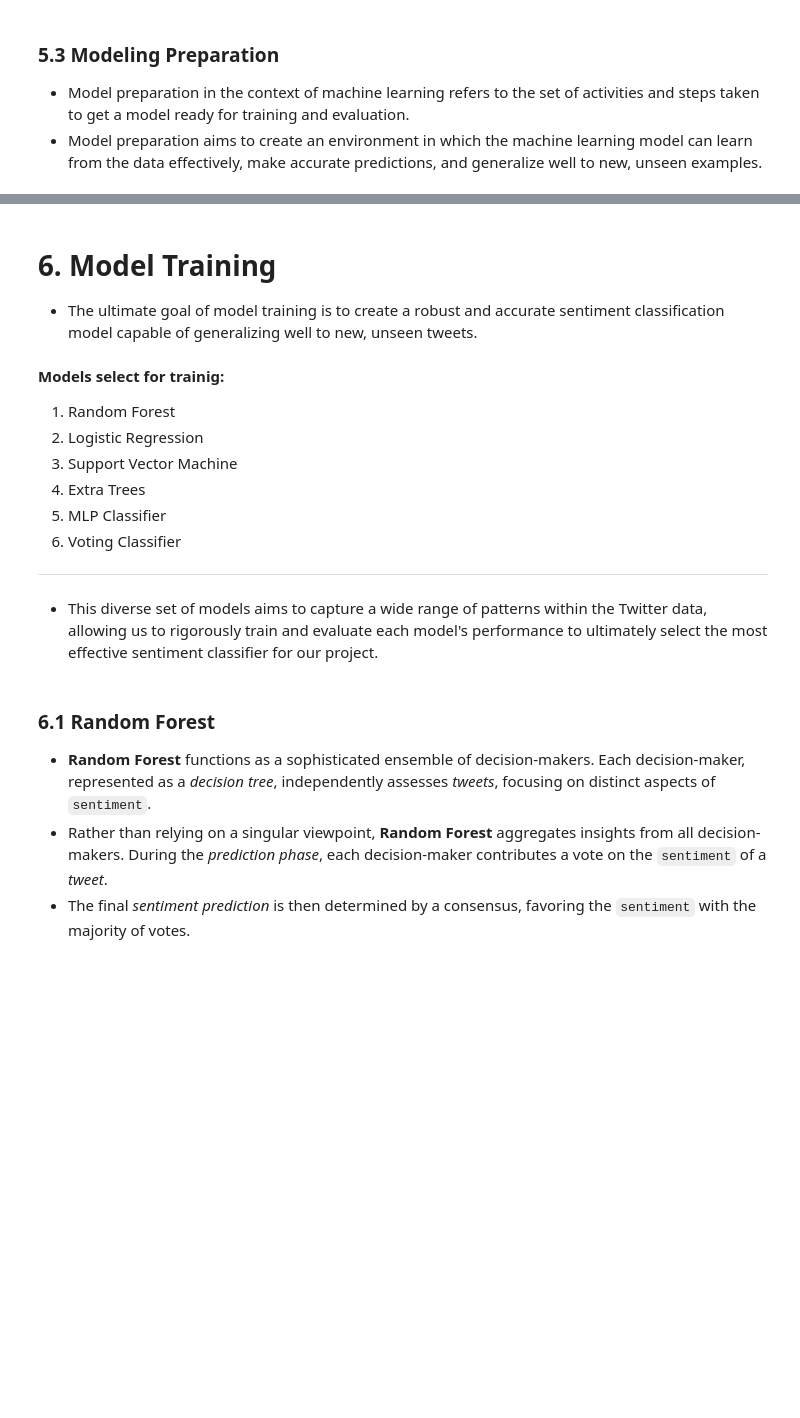
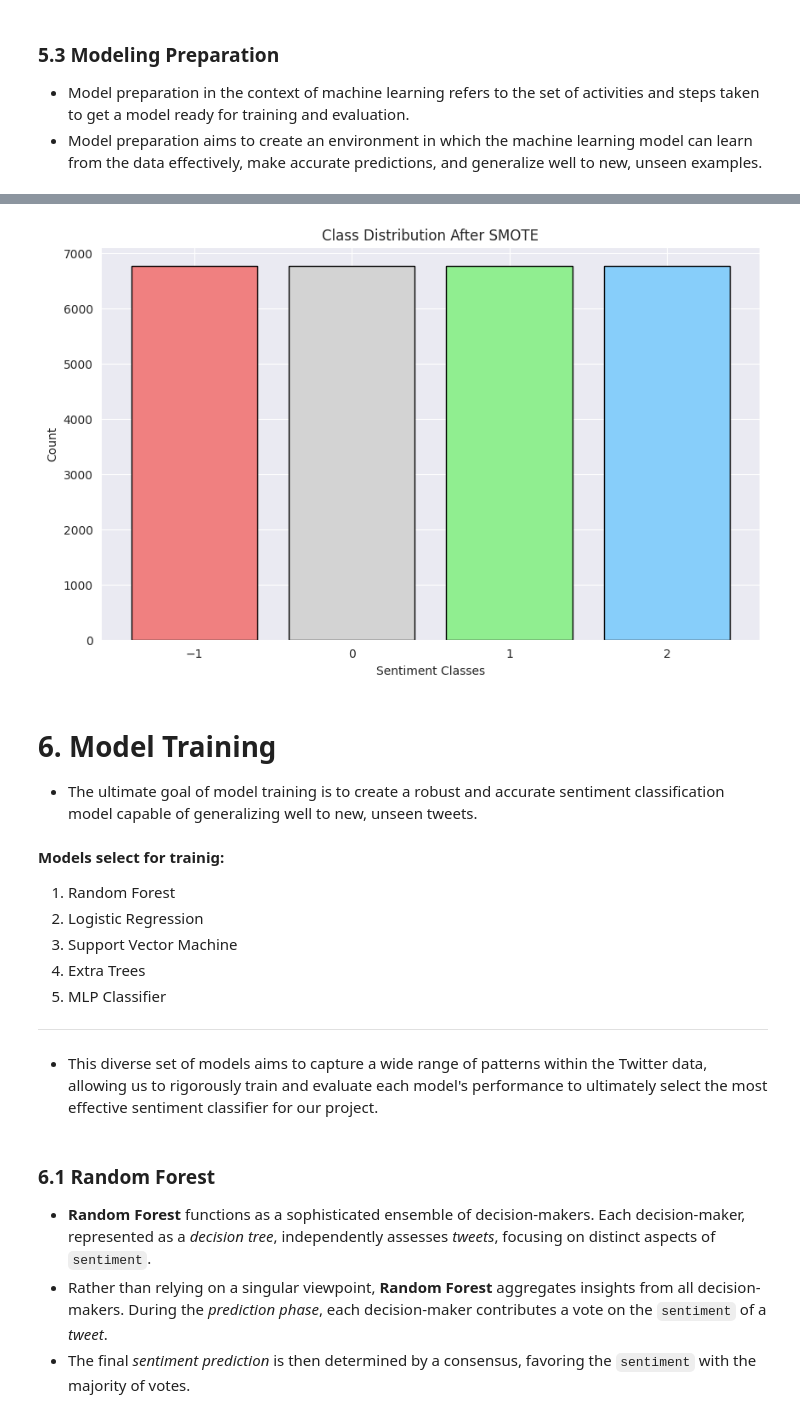
Before and after one commit to Sonkhe-Shongwe/Classification-Sprint-2307FTDS-Team-JL2, a Jupyter notebook: Temporary_Notebook.ipynb, the cells around one changed output, grey strips where cells are left out. Cells and saved outputs as stored; diff of their text form; code cells hidden in the pictures; blank space fills up the shorter version.

```diff
--- a/Temporary_Notebook.ipynb
+++ b/Temporary_Notebook.ipynb
@@ -667 +775,10 @@ X_train, X_test, y_train, y_test = train_test_split(X, Y, test_size=0.20, random
+# %%
+# Create CountVectorizer for basic numerical encoding
+count_vect = CountVectorizer()
+X_train_counts = count_vect.fit_transform(X_train)
+# %%
+# Create SMOTE instance for resampling
+smote = SMOTE(random_state=42)
+# Resampling the training data using SMOTE
+X_train_resampled, y_train_resampled = smote.fit_resample(X_train_counts, y_train)
 # %% [markdown]
@@ -688,3 +819,23 @@ X_test_tfidf
+# %%
+# Define the colors for each class
+colors = {-1: 'lightcoral', 0: 'lightgrey', 1: 'lightgreen', 2: 'lightskyblue'}
+
+# Convert y_train_resampled to a Pandas Series and count the occurrences of each class
+y_train_resampled_series = pd.Series(y_train_resampled)
+class_counts_resampled = y_train_resampled_series.value_counts().sort_index()
+
+# Creating a bar plot for the class distribution after SMOTE
+plt.figure(figsize=(10, 6))
+for class_label in class_counts_resampled.index:
+    plt.bar(class_label, class_counts_resampled[class_label], color=colors[class_label], edgecolor='black')
+
+plt.title("Class Distribution After SMOTE")
+plt.xlabel("Sentiment Classes")
+plt.ylabel("Count")
+plt.xticks(class_counts_resampled.index)  # Set x-ticks to be the unique classes
+plt.show()
+# %% [output]
+[figure, added]
 # %% [markdown]
 # 6. Model Training
 
@@ -697,7 +848,6 @@ X_test_tfidf
 3. Support Vector Machine
 4. Extra Trees
 5. MLP Classifier
-6. Voting Classifier
 
 ---
 - This diverse set of models aims to capture a wide range of patterns within the Twitter data, allowing us to rigorously train and evaluate each model's performance to ultimately select the most effective sentiment classifier for our project.
```
Also changed, not shown: parts of 84 cells of this notebook.
